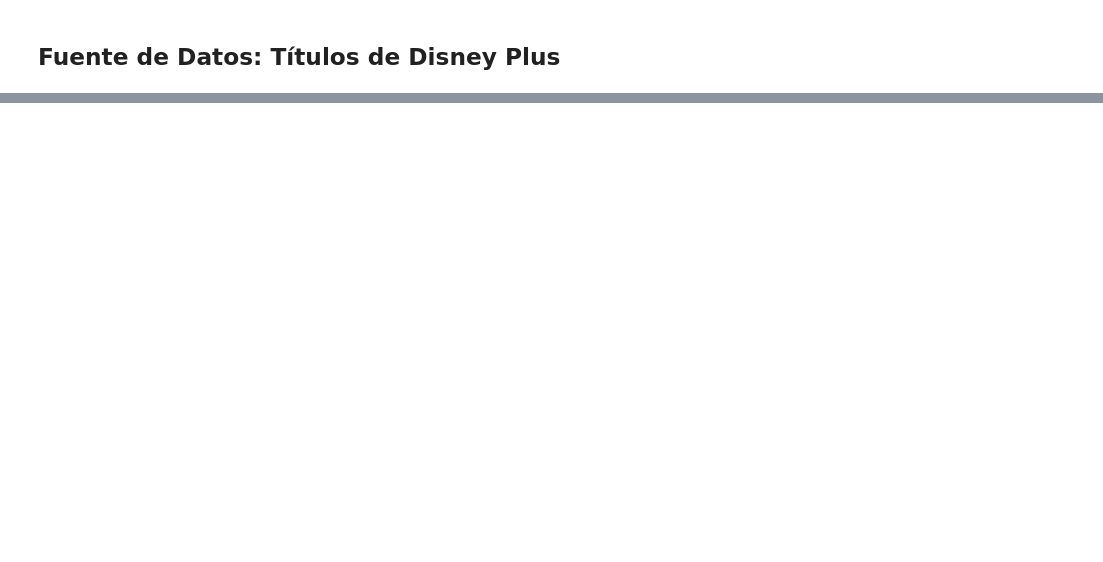
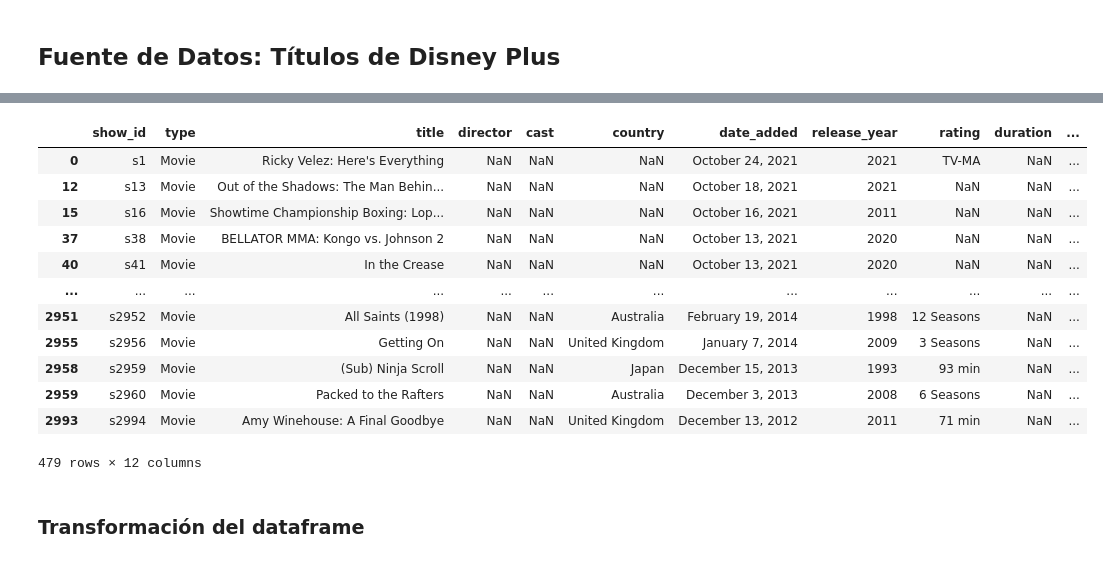
Before and after one commit to JoseSalas98/streaming_catalog_api, a Jupyter notebook: notebooks/eda.ipynb, the cells around one changed output, grey strips where cells are left out. Saved outputs shown, nothing was run; the diff lists cells and outputs as text; code cells hidden in the pictures; blank space fills up the shorter version.

```diff
--- a/notebooks/eda.ipynb
+++ b/notebooks/eda.ipynb
@@ -404,0 +766,21 @@ amz_edit_df = amz_df[columns]
+# %%
+#Datos nulos, columna "duration"
+hl_df.loc[hl_df["duration"].isnull()]
+# %% [output]
+|  | show_id | type | title | director | cast | country | date_added | release_year | rating | duration | ... |
+| 0 | s1 | Movie | Ricky Velez: Here's Everything | NaN | NaN | NaN | October 24, 2021 | 2021 | TV-MA | NaN | ... |
+| 12 | s13 | Movie | Out of the Shadows: The Man Behin... | NaN | NaN | NaN | October 18, 2021 | 2021 | NaN | NaN | ... |
+| 15 | s16 | Movie | Showtime Championship Boxing: Lop... | NaN | NaN | NaN | October 16, 2021 | 2011 | NaN | NaN | ... |
+| 37 | s38 | Movie | BELLATOR MMA: Kongo vs. Johnson 2 | NaN | NaN | NaN | October 13, 2021 | 2020 | NaN | NaN | ... |
+| 40 | s41 | Movie | In the Crease | NaN | NaN | NaN | October 13, 2021 | 2020 | NaN | NaN | ... |
+| ... | ... | ... | ... | ... | ... | ... | ... | ... | ... | ... | ... |
+| 2951 | s2952 | Movie | All Saints (1998) | NaN | NaN | Australia | February 19, 2014 | 1998 | 12 Seasons | NaN | ... |
+| 2955 | s2956 | Movie | Getting On | NaN | NaN | United Kingdom | January 7, 2014 | 2009 | 3 Seasons | NaN | ... |
+| 2958 | s2959 | Movie | (Sub) Ninja Scroll | NaN | NaN | Japan | December 15, 2013 | 1993 | 93 min | NaN | ... |
+| 2959 | s2960 | Movie | Packed to the Rafters | NaN | NaN | Australia | December 3, 2013 | 2008 | 6 Seasons | NaN | ... |
+| 2993 | s2994 | Movie | Amy Winehouse: A Final Goodbye | NaN | NaN | United Kingdom | December 13, 2012 | 2011 | 71 min | NaN | ... |
+479 rows × 12 columns
+# %% [markdown]
+<body>
+     <h3> <b> Transformación del dataframe </b> </h3>
+</body>
```
Also changed, not shown: parts of 37 cells of this notebook.
